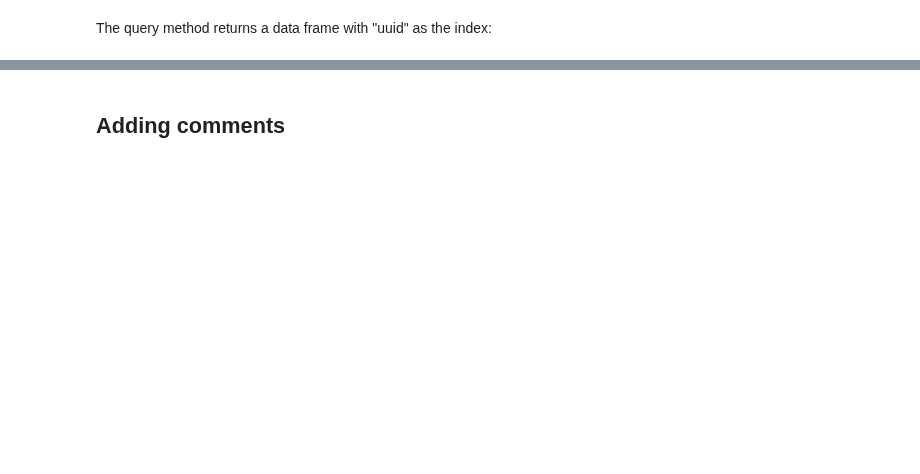
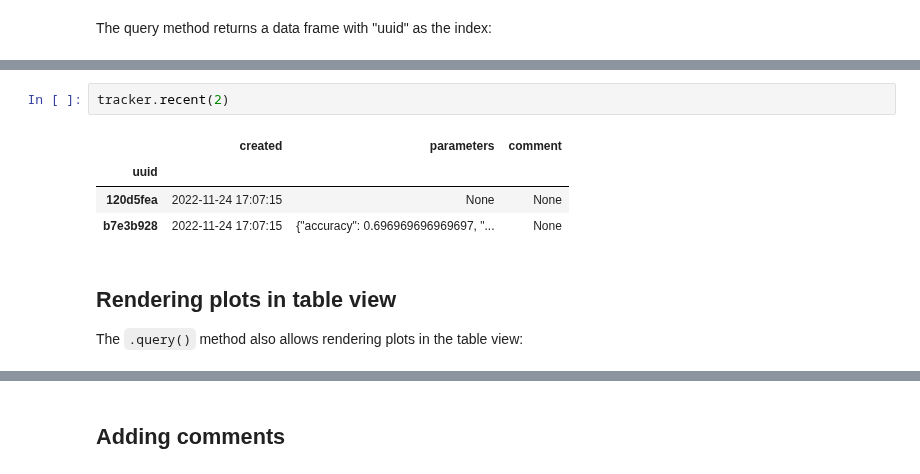
Before and after one commit to ploomber/sklearn-evaluation, a Jupyter notebook: docs/source/nbs/SQLiteTracker.ipynb, the cells around one changed output, grey strips where cells are left out. Drawn from its saved outputs; the diff is of its cells as text; blank space fills up the shorter version.

```diff
--- a/docs/source/nbs/SQLiteTracker.ipynb
+++ b/docs/source/nbs/SQLiteTracker.ipynb
@@ -62,0 +147,11 @@ type(ordered)
+# %%
+tracker.recent(2)
+# %% [output]
+|  | created | parameters | comment |
+| uuid |  |  |  |
+| 120d5fea | 2022-11-24 17:07:15 | None | None |
+| b7e3b928 | 2022-11-24 17:07:15 | {"accuracy": 0.696969696969697, "... | None |
+# %% [markdown]
+## Rendering plots in table view
+
+The `.query()` method also allows rendering plots in the table view:
```
Also changed, not shown: parts of 33 cells of this notebook.
